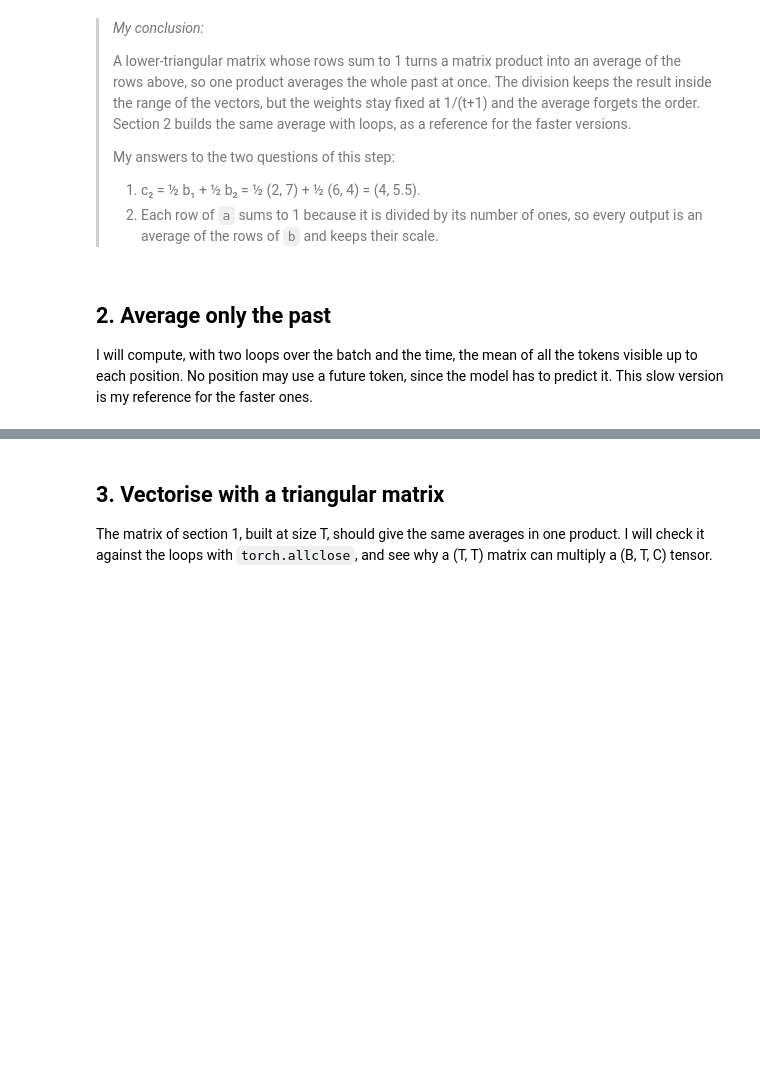
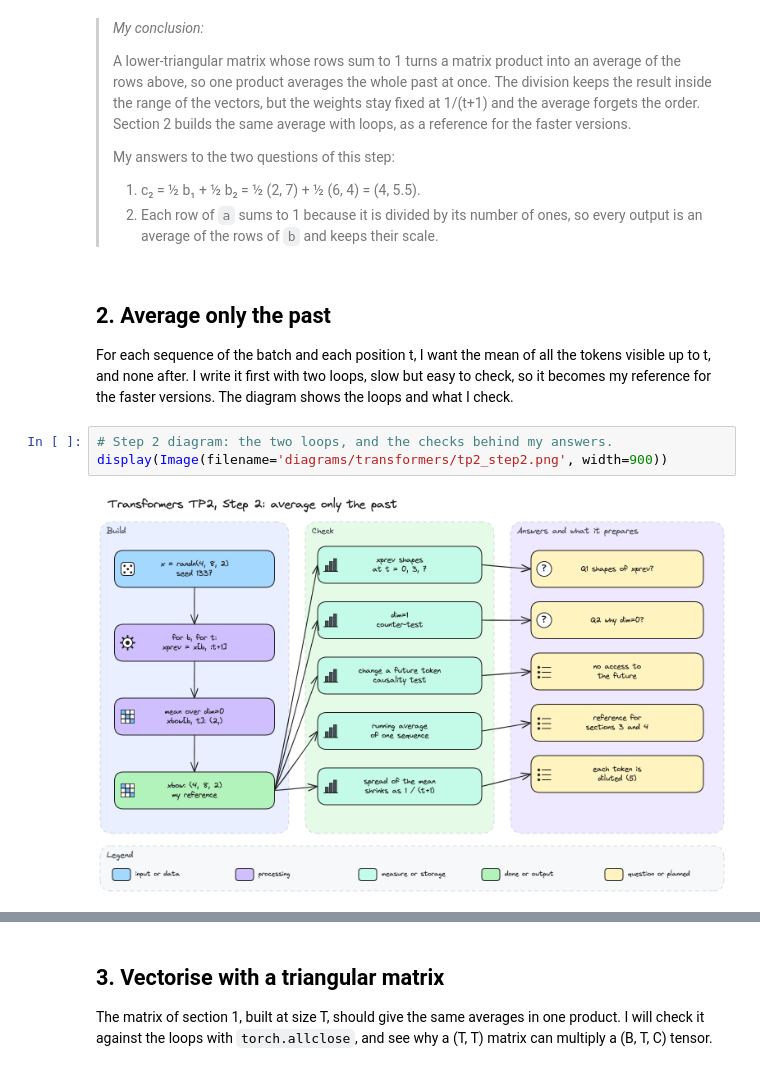
Before and after one commit to mcrayssac/ING3_IAA_GB_NLP, a Jupyter notebook: TP2_transformers.ipynb, the cells around one changed output, grey strips where cells are left out. Drawn from its saved outputs; the diff is of its cells as text; blank space fills up the shorter version.

Commit message:
TP2 transformers step 2

```diff
--- a/TP2_transformers.ipynb
+++ b/TP2_transformers.ipynb
@@ -232,4 +232,9 @@ Each row now gives the share of each character among the first t+1. In the last
 # %% [markdown]
 ## 2. Average only the past
 
-I will compute, with two loops over the batch and the time, the mean of all the tokens visible up to each position. No position may use a future token, since the model has to predict it. This slow version is my reference for the faster ones.
+For each sequence of the batch and each position t, I want the mean of all the tokens visible up to t, and none after. I write it first with two loops, slow but easy to check, so it becomes my reference for the faster versions. The diagram shows the loops and what I check.
+# %%
+# Step 2 diagram: the two loops, and the checks behind my answers.
+display(Image(filename='diagrams/transformers/tp2_step2.png', width=900))
+# %% [output]
+[figure, added]
```
Also changed, not shown: parts of 12 cells of this notebook, 4 other files.
